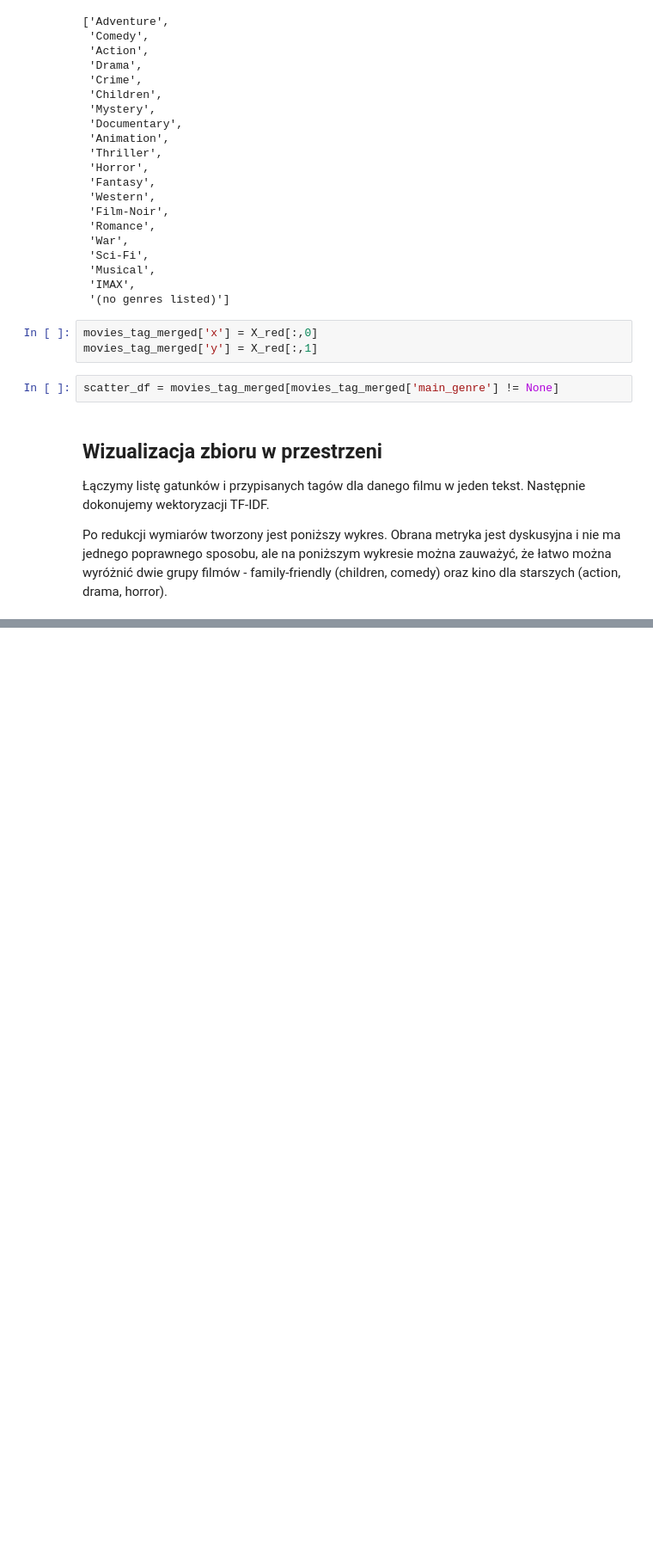
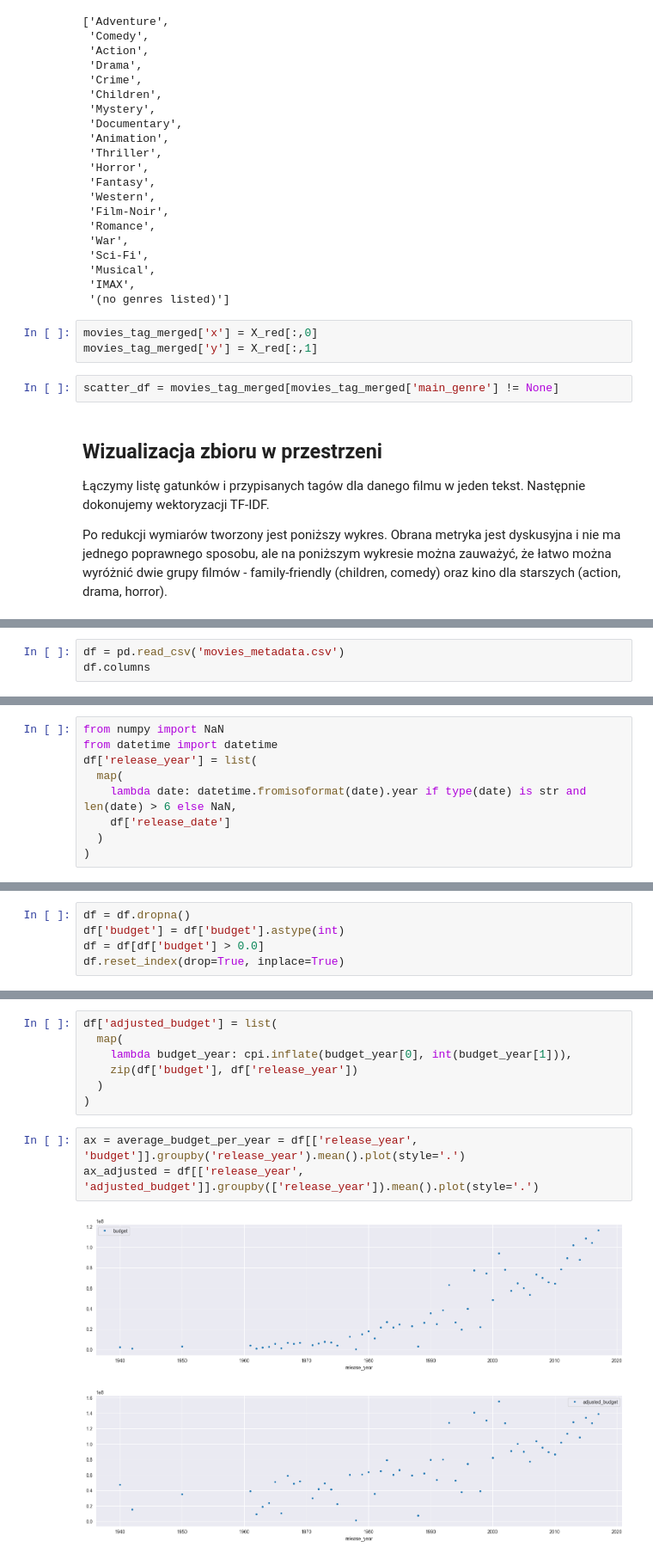
Before and after one commit to youngdashu/movie_recommendations, a Jupyter notebook: Eksploracja_danych_1.ipynb, the cells around one changed output, grey strips where cells are left out. Shown: that part at 86% size. Saved outputs shown, nothing was run; the diff lists cells and outputs as text; blank space fills up the shorter version.

Commit message:
added budget plots

```diff
--- a/Eksploracja_danych_1.ipynb
+++ b/Eksploracja_danych_1.ipynb
@@ -355,0 +361,3 @@ px.scatter(scatter_df[:10000], x='x', y='y', color='main_genre', opacity=.5)
+# %%
+df = pd.read_csv('movies_metadata.csv')
+df.columns
@@ -355,0 +372,9 @@ px.scatter(scatter_df[:10000], x='x', y='y', color='main_genre', opacity=.5)
+# %%
+from numpy import NaN
+from datetime import datetime
+df['release_year'] = list(
+  map(
+    lambda date: datetime.fromisoformat(date).year if type(date) is str and len(date) > 6 else NaN,
+    df['release_date']
+  )
+)
@@ -355,0 +396,5 @@ px.scatter(scatter_df[:10000], x='x', y='y', color='main_genre', opacity=.5)
+# %%
+df = df.dropna()
+df['budget'] = df['budget'].astype(int)
+df = df[df['budget'] > 0.0]
+df.reset_index(drop=True, inplace=True)
@@ -355,0 +417,13 @@ px.scatter(scatter_df[:10000], x='x', y='y', color='main_genre', opacity=.5)
+# %%
+df['adjusted_budget'] = list(
+  map(
+    lambda budget_year: cpi.inflate(budget_year[0], int(budget_year[1])),
+    zip(df['budget'], df['release_year'])
+  )
+)
+# %%
+ax = average_budget_per_year = df[['release_year', 'budget']].groupby('release_year').mean().plot(style='.')
+ax_adjusted = df[['release_year', 'adjusted_budget']].groupby(['release_year']).mean().plot(style='.')
+# %% [output]
+[figure, added]
+[figure, added]
```
Also changed, not shown: parts of 15 cells of this notebook.
